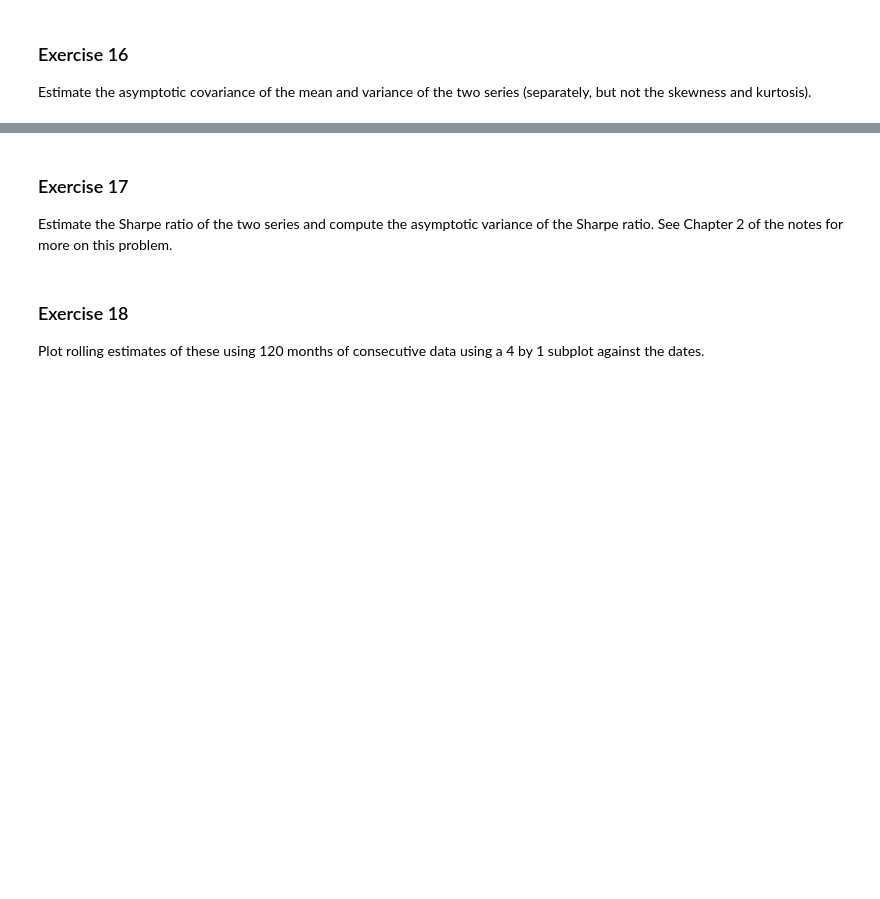
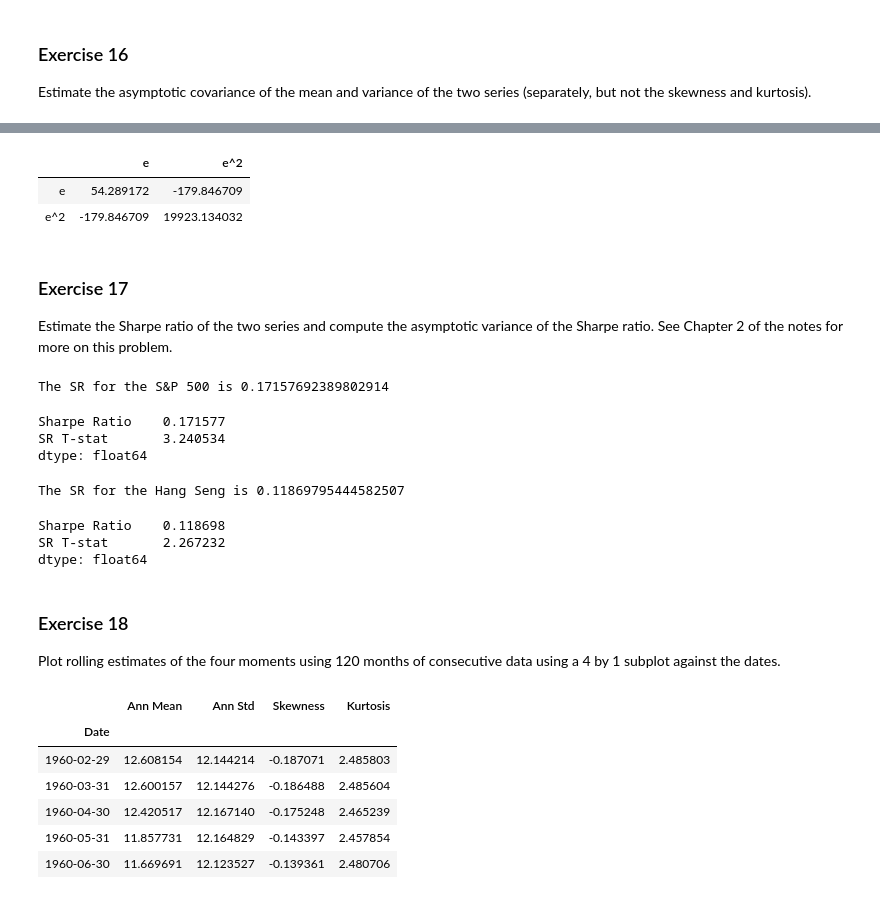
Before and after one commit to bashtage/python-introduction, a Jupyter notebook: solutions/autumn/estimation-method-of-moments.ipynb, the cells around one changed output, grey strips where cells are left out. Cells and saved outputs as stored; diff of their text form; code cells hidden in the pictures; blank space fills up the shorter version.

```diff
--- a/solutions/autumn/estimation-method-of-moments.ipynb
+++ b/solutions/autumn/estimation-method-of-moments.ipynb
@@ -15,9 +68,82 @@ but not the skewness and kurtosis).
+# %%
+errors = pd.DataFrame({"e": hsi_err, "e^2": hsi_err**2 - hsi_var},
+                      index=hsi.index)
+nobs = errors.shape[0]
+
+hsi_acov = errors.T @ errors / nobs
+hsi_acov
+# %% [output]
+|  | e | e^2 |
+| e | 54.289172 | -179.846709 |
+| e^2 | -179.846709 | 19923.134032 |
 # %% [markdown]
 ### Exercise 17
 Estimate the Sharpe ratio of the two series and compute the asymptotic variance of
 the Sharpe ratio. See Chapter 2 of the notes for more on this problem.
+# %%
+import numpy as np
+
+sr =  sp500_mu / np.sqrt(sp500_var)
+print(f"The SR for the S&P 500 is {sr}")
+
+d = np.array([[sp500_var** (-1/2), sp500_mu * -1/2 * sp500_var**(-3/2)]])
+avar = np.squeeze(d @ sp500_acov @ d.T)
+
+sr_var = avar / nobs
+sr_std = np.sqrt(sr_var)
+sr_tstat = sr / sr_std
+
+pd.Series({"Sharpe Ratio": sr, "SR T-stat": sr_tstat})
+# %% [output]
+The SR for the S&P 500 is 0.17157692389802914
+Sharpe Ratio    0.171577
+SR T-stat       3.240534
+dtype: float64
+# %%
+sr =  hsi_mu / np.sqrt(hsi_var)
+print(f"The SR for the Hang Seng is {sr}")
+
+d = np.array([[hsi_var** (-1/2), hsi_mu * -1/2 * hsi_var**(-3/2)]])
+avar = np.squeeze(d @ hsi_acov @ d.T)
+
+sr_var = avar / nobs
+sr_std = np.sqrt(sr_var)
+sr_tstat = sr / sr_std
+
+pd.Series({"Sharpe Ratio": sr, "SR T-stat": sr_tstat})
+# %% [output]
+The SR for the Hang Seng is 0.11869795444582507
+Sharpe Ratio    0.118698
+SR T-stat       2.267232
+dtype: float64
 # %% [markdown]
 
 ### Exercise 18
-Plot rolling estimates of these using 120 months of consecutive data using a
+Plot rolling estimates of the four moments using 120 months of consecutive data using a
 4 by 1 subplot against the dates.
+# %%
+from scipy import stats
+nobs = sp500.shape[0]
+rolling_stats = np.zeros((nobs, 4))
+for i in range(120, nobs):
+    sample = sp500.iloc[i-120:i]
+    rolling_stats[i, 0] = 12 * sample.mean()
+    rolling_stats[i, 1] = np.sqrt(12) * sample.std()
+    rolling_stats[i, 2] = sample.skew()
+    rolling_stats[i, 3] = 3 + sample.kurtosis()
+
+rolling_stats[:120] = np.nan
+rolling_stats = pd.DataFrame(rolling_stats,
+                             columns=["Ann Mean", "Ann Std", "Skewness", "Kurtosis"],
+                             index=sp500.index)
+
+rolling_stats = rolling_stats.dropna()
+rolling_stats.head()
+# %% [output]
+|  | Ann Mean | Ann Std | Skewness | Kurtosis |
+| Date |  |  |  |  |
+| 1960-02-29 | 12.608154 | 12.144214 | -0.187071 | 2.485803 |
+| 1960-03-31 | 12.600157 | 12.144276 | -0.186488 | 2.485604 |
+| 1960-04-30 | 12.420517 | 12.167140 | -0.175248 | 2.465239 |
+| 1960-05-31 | 11.857731 | 12.164829 | -0.143397 | 2.457854 |
+| 1960-06-30 | 11.669691 | 12.123527 | -0.139361 | 2.480706 |
```
Also changed, not shown: parts of 6 cells of this notebook, 3 other files.
